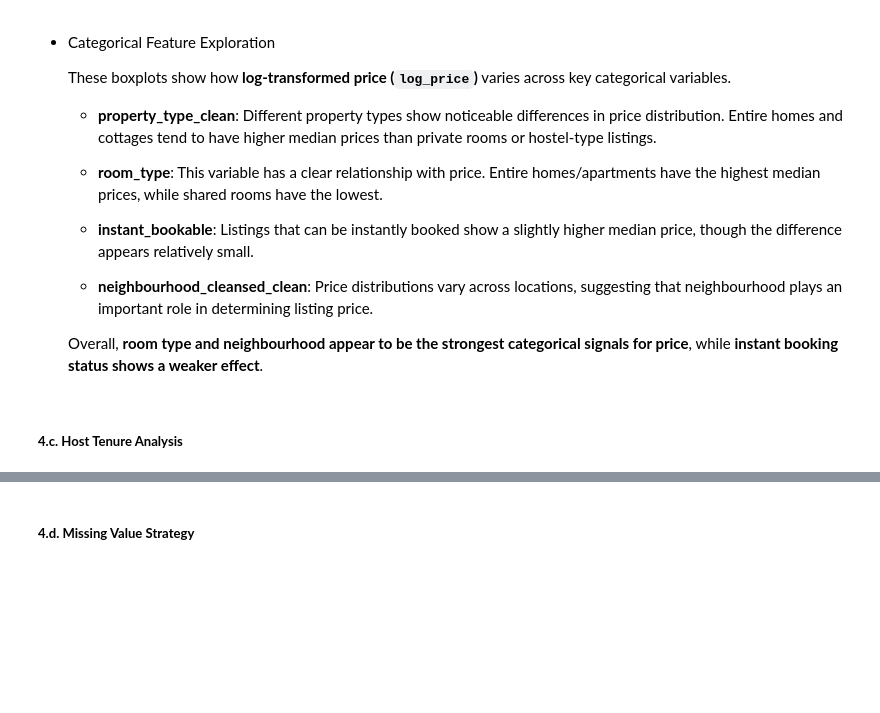
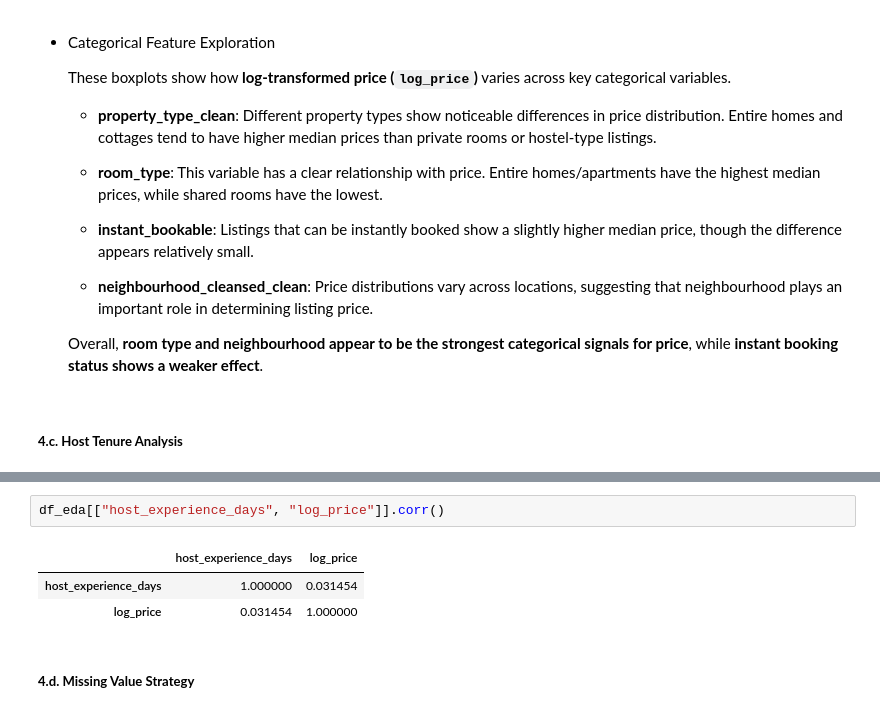
Before and after one commit to Batujan/Airbnb_Basque_Country_Price_Prediction, a Jupyter notebook: notebooks/01_data_exploration.ipynb, the cells around one changed output, grey strips where cells are left out. Cells and saved outputs as stored; diff of their text form; blank space fills up the shorter version.

```diff
--- a/notebooks/01_data_exploration.ipynb
+++ b/notebooks/01_data_exploration.ipynb
@@ -749,3 +781,9 @@ df["host_experience"] = 2023 - df["host_since"].dt.year
+# %%
+df_eda[["host_experience_days", "log_price"]].corr()
+# %% [output]
+|  | host_experience_days | log_price |
+| host_experience_days | 1.000000 | 0.031454 |
+| log_price | 0.031454 | 1.000000 |
 # %% [markdown]
 ##### **4.d. Missing Value Strategy**
 # %%
```
Also changed, not shown: parts of 12 cells of this notebook.
